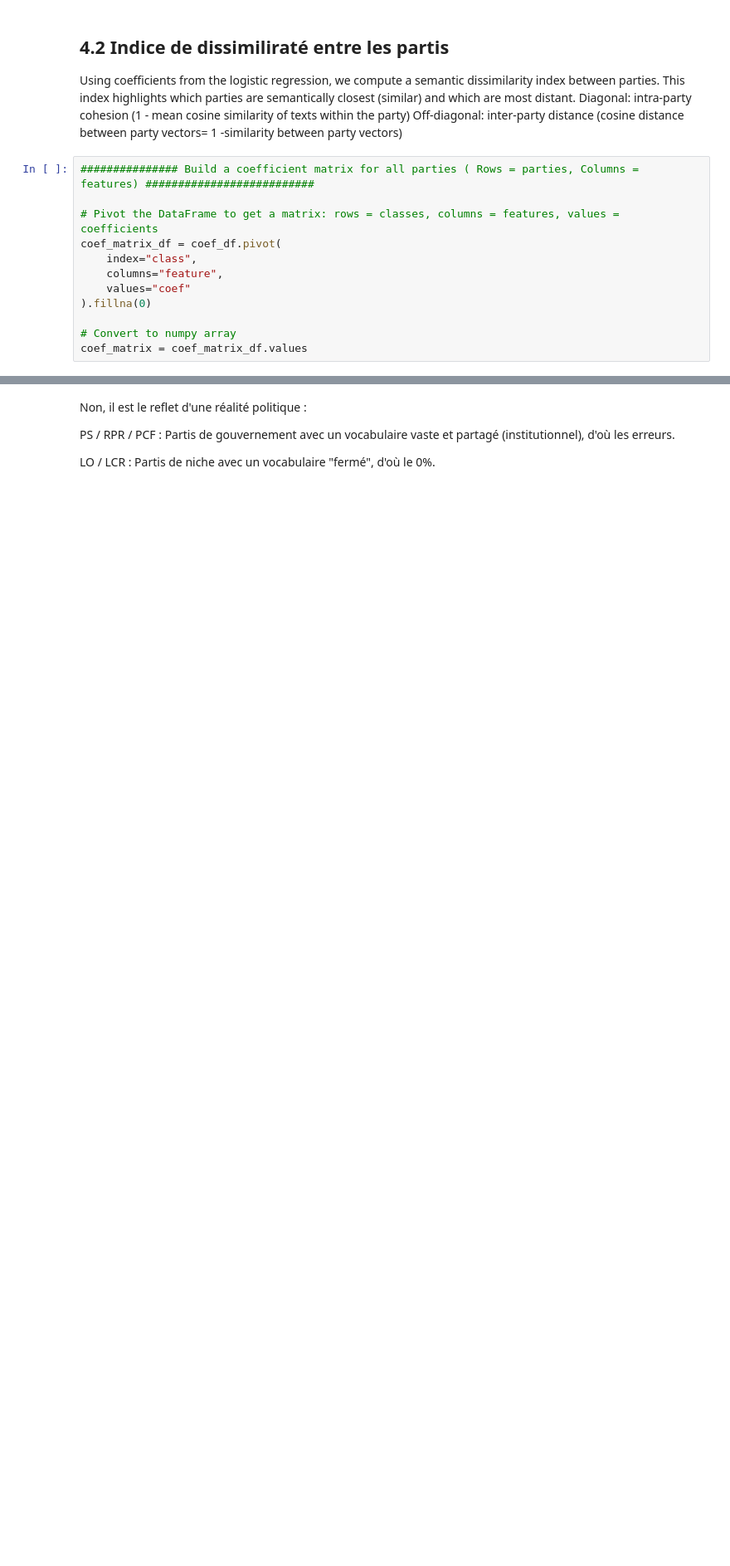
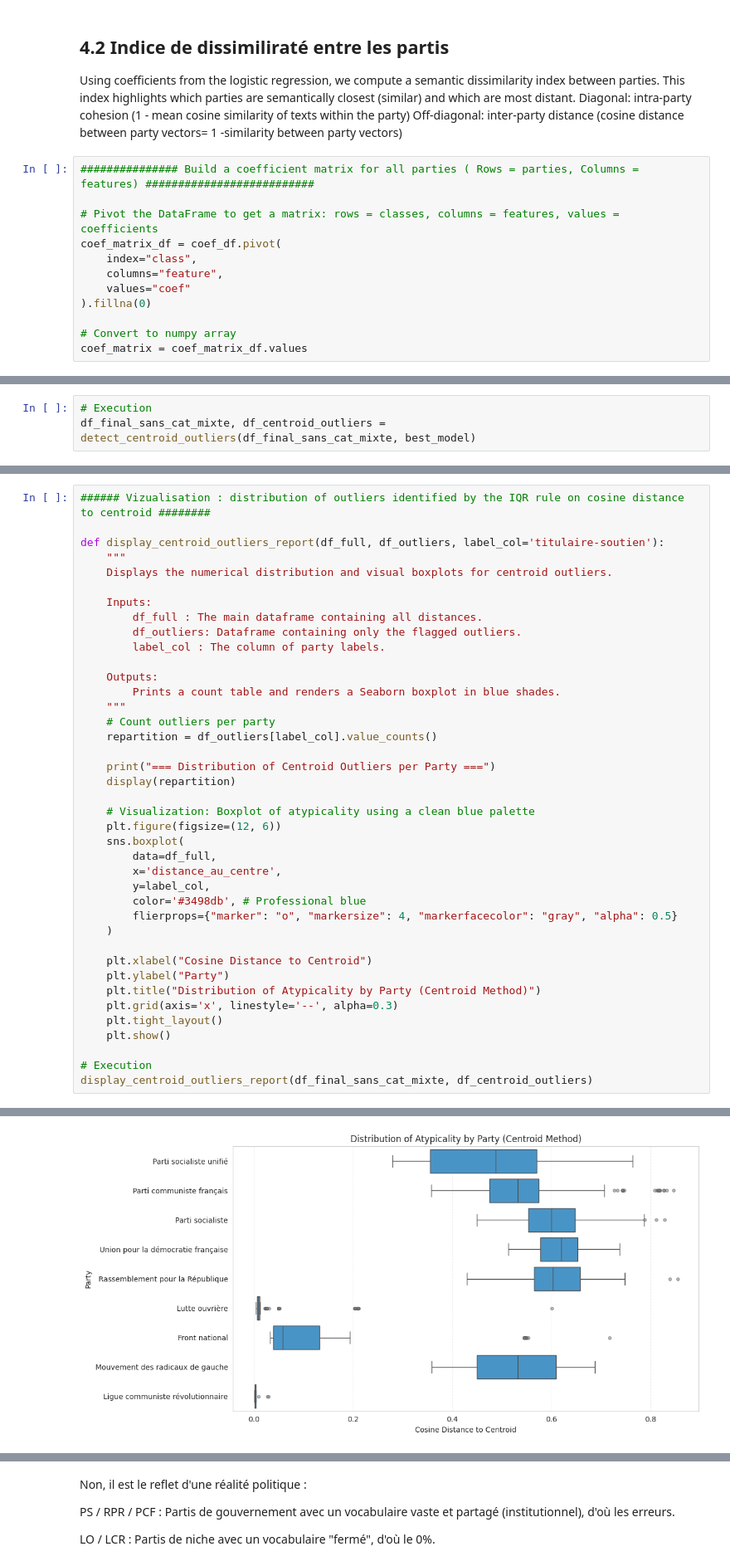
Before and after one commit to Amandine701/NLP_rendus, a Jupyter notebook: regression_logistique.ipynb, the cells around one changed output, grey strips where cells are left out. Shown at 83% size. Cells and saved outputs as stored; diff of their text form; blank space fills up the shorter version.

```diff
--- a/regression_logistique.ipynb
+++ b/regression_logistique.ipynb
@@ -726,0 +564,3 @@ Given the table above, the distance to the centroid appears to be poorly suited
+# %%
+# Execution
+df_final_sans_cat_mixte, df_centroid_outliers = detect_centroid_outliers(df_final_sans_cat_mixte, best_model)
@@ -726,0 +619,41 @@ Given the table above, the distance to the centroid appears to be poorly suited
+# %%
+###### Vizualisation : distribution of outliers identified by the IQR rule on cosine distance to centroid ########
+
+def display_centroid_outliers_report(df_full, df_outliers, label_col='titulaire-soutien'):
+    """
+    Displays the numerical distribution and visual boxplots for centroid outliers.
+
+    Inputs:
+        df_full : The main dataframe containing all distances.
+        df_outliers: Dataframe containing only the flagged outliers.
+        label_col : The column of party labels.
+
+    Outputs:
+        Prints a count table and renders a Seaborn boxplot in blue shades.
+    """
+    # Count outliers per party
+    repartition = df_outliers[label_col].value_counts()
+
+    print("=== Distribution of Centroid Outliers per Party ===")
+    display(repartition)
+
+    # Visualization: Boxplot of atypicality using a clean blue palette
+    plt.figure(figsize=(12, 6))
+    sns.boxplot(
+        data=df_full,
+        x='distance_au_centre',
+        y=label_col,
+        color='#3498db', # Professional blue
+        flierprops={"marker": "o", "markersize": 4, "markerfacecolor": "gray", "alpha": 0.5}
+    )
+
+    plt.xlabel("Cosine Distance to Centroid")
+    plt.ylabel("Party")
+    plt.title("Distribution of Atypicality by Party (Centroid Method)")
+    plt.grid(axis='x', linestyle='--', alpha=0.3)
+    plt.tight_layout()
+    plt.show()
+
+# Execution
+display_centroid_outliers_report(df_final_sans_cat_mixte, df_centroid_outliers)
+# %% [output]
@@ -726,0 +669 @@ Given the table above, the distance to the centroid appears to be poorly suited
+[figure, added]
```
Also changed, not shown: parts of 43 cells of this notebook.
